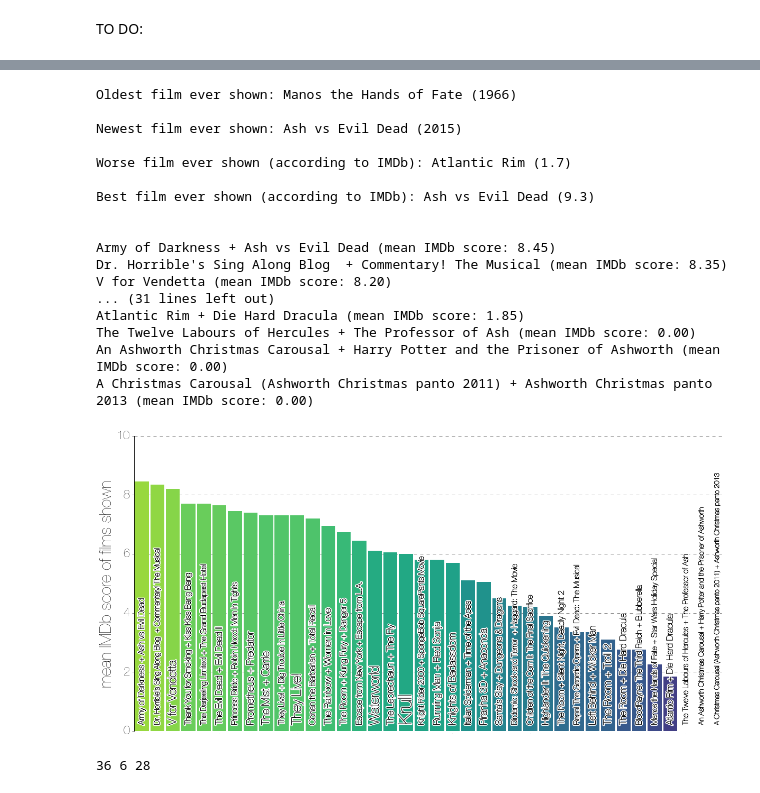
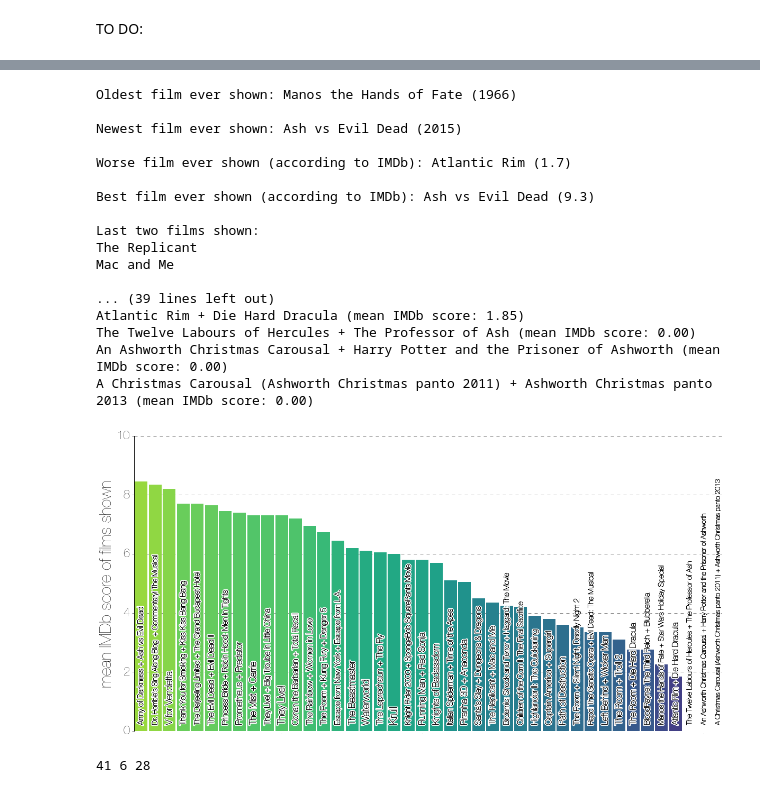
Before and after one commit to evogytis/ShMDb, a Jupyter notebook: Birdemic aka scripts/ShMDb analysis.ipynb, the cells around one changed output, grey strips where cells are left out. Drawn from its saved outputs; the diff is of its cells as text; code cells hidden in the pictures.

Commit message:
Update with recent slew of films.

```diff
--- a/Birdemic aka scripts/ShMDb analysis.ipynb
+++ b/Birdemic aka scripts/ShMDb analysis.ipynb
@@ -152,6 +152,7 @@ print '\nWorse film ever shown (according to IMDb): %s (%.1f)'%(film_names[worst
 best=IMDb_scores.index(max(IMDb_scores))
 print '\nBest film ever shown (according to IMDb): %s (%.1f)'%(film_names[best],max(IMDb_scores))
 
+print '\nLast two films shown:\n%s'%('\n'.join(film_names[-2:]))
 print '\n'
 worst_night=sorted([(n,sum([imdb_dict[s] for s in n if imdb_dict.has_key(s)])/float(len(n))) for n in night_films.values()],key=lambda x:-x[1])
 ##print worst_night
@@ -170,45 +171,45 @@ for n,night in enumerate(worst_night):
         ax.bar(n,meanscore,facecolor=mpl.cm.viridis(meanscore/10.0),edgecolor='none',align='center',width=0.9,zorder=10)
 
     effects=[path_effects.Stroke(linewidth=4, foreground='white'),path_effects.Stroke(linewidth=0.5, foreground='black')]
-    ax.text(n,0.2,films,size=25/np.log10(len(films)),va='bottom',ha='center',rotation=90,path_effects=effects,zorder=11)
+    ax.text(n,0.2,films,size=25/np.log10(len(films)+10),va='bottom',ha='center',rotation=90,path_effects=effects,zorder=11)
 
 ax.set_ylim(0,10)
 ax.set_xlim(-0.5,len(worst_night)-0.5)
 ax.set_ylabel('mean IMDb score of films shown',size=30)
 #ax.set_xticks(range(len(xlabels)))
 #ax.set_xticklabels(xlabels,path_effects=effects,rotation=90)
 ax.xaxis.tick_bottom()
 ax.yaxis.tick_left()
 ax.tick_params(axis='x',size=0,labelsize=0)
 ax.tick_params(axis='y',direction='out')
 ax.spines['top'].set_visible(False)
 ax.spines['right'].set_visible(False)
 ax.spines['bottom'].set_visible(False)
 
 ax.grid(axis='y',ls='--',zorder=0)
 
 plt.show()
 print goodness.count('no'),goodness.count('maybe'),goodness.count('yes')
 # %% [output]
 Oldest film ever shown: Manos the Hands of Fate (1966)
 
 Newest film ever shown: Ash vs Evil Dead (2015)
 
 Worse film ever shown (according to IMDb): Atlantic Rim (1.7)
 
 Best film ever shown (according to IMDb): Ash vs Evil Dead (9.3)
 
+Last two films shown:
+The Replicant
+Mac and Me
 
-Army of Darkness + Ash vs Evil Dead (mean IMDb score: 8.45)
-Dr. Horrible's Sing Along Blog  + Commentary! The Musical (mean IMDb score: 8.35)
-V for Vendetta (mean IMDb score: 8.20)
-... (31 lines left out)
+... (39 lines left out)
 Atlantic Rim + Die Hard Dracula (mean IMDb score: 1.85)
 The Twelve Labours of Hercules + The Professor of Ash (mean IMDb score: 0.00)
 An Ashworth Christmas Carousal + Harry Potter and the Prisoner of Ashworth (mean IMDb score: 0.00)
 A Christmas Carousal (Ashworth Christmas panto 2011) + Ashworth Christmas panto 2013 (mean IMDb score: 0.00)
-[figure, old version]
+[figure, new version]
-36 6 28
+41 6 28
 # %%
 fig,ax = plt.subplots(figsize=(10, 10),facecolor='w')
 
```
Also changed, not shown: parts of 8 cells of this notebook, 1 other file.
